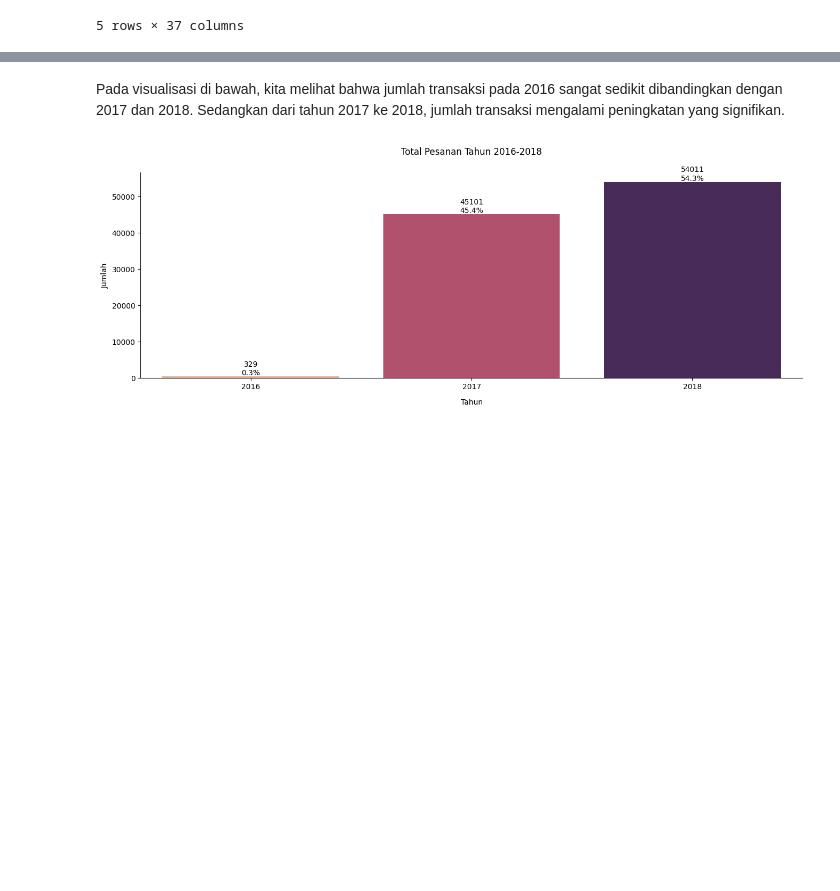
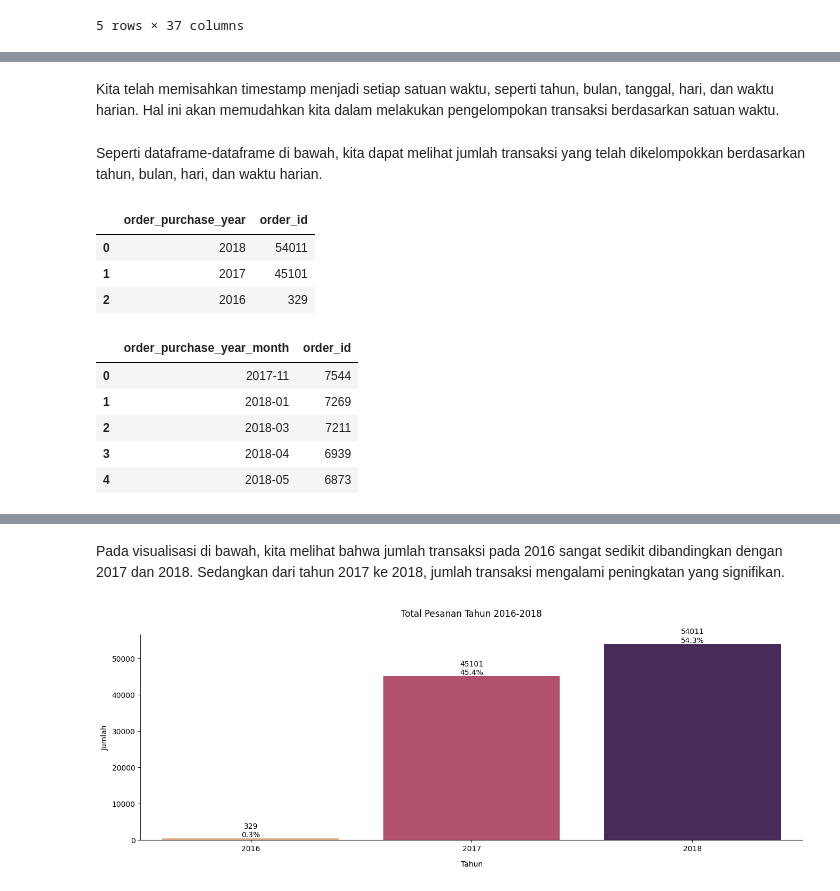
Before and after one commit to umarsani1605/dicoding-data-analysis-submission, a Jupyter notebook: notebook.ipynb, the cells around one changed output, grey strips where cells are left out. Saved outputs shown, nothing was run; the diff lists cells and outputs as text; code cells hidden in the pictures; blank space fills up the shorter version.

```diff
--- a/notebook.ipynb
+++ b/notebook.ipynb
@@ -350,0 +401,20 @@ orders_items.head()
+# %% [markdown]
+Kita telah memisahkan timestamp menjadi setiap satuan waktu, seperti tahun, bulan, tanggal, hari, dan waktu harian. Hal ini akan memudahkan kita dalam melakukan pengelompokan transaksi berdasarkan satuan waktu.
+# %% [markdown]
+Seperti dataframe-dataframe di bawah, kita dapat melihat jumlah transaksi yang telah dikelompokkan berdasarkan tahun, bulan, hari, dan waktu harian.
+# %%
+orders.groupby('order_purchase_year')[['order_id']].count().sort_values(by='order_id', ascending=False).reset_index().head()
+# %% [output]
+|  | order_purchase_year | order_id |
+| 0 | 2018 | 54011 |
+| 1 | 2017 | 45101 |
+| 2 | 2016 | 329 |
+# %%
+orders.groupby('order_purchase_year_month')[['order_id']].count().sort_values(by='order_id', ascending=False).reset_index().head()
+# %% [output]
+|  | order_purchase_year_month | order_id |
+| 0 | 2017-11 | 7544 |
+| 1 | 2018-01 | 7269 |
+| 2 | 2018-03 | 7211 |
+| 3 | 2018-04 | 6939 |
+| 4 | 2018-05 | 6873 |
```
Also changed, not shown: parts of 23 cells of this notebook.
